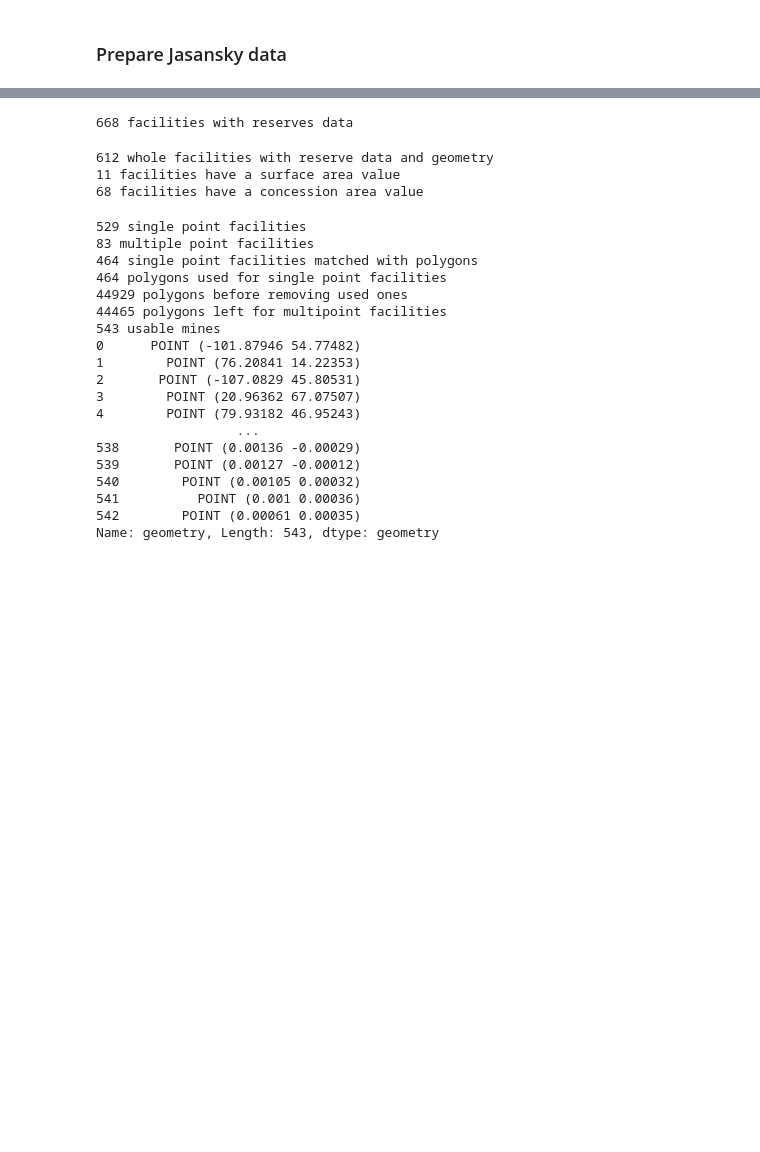
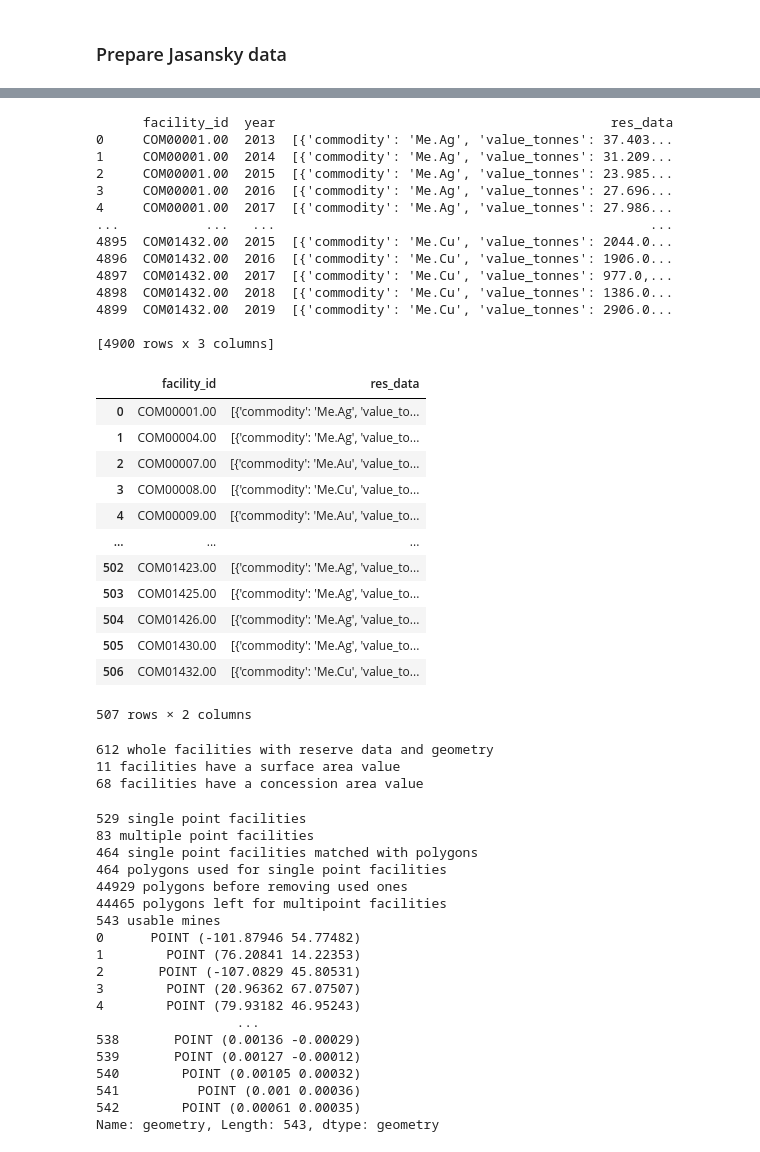
Before and after one commit to sewaelty/semesterproject, a Jupyter notebook: Workflow_production.ipynb, the cells around one changed output, grey strips where cells are left out. Cells and saved outputs as stored; diff of their text form; code cells hidden in the pictures; blank space fills up the shorter version.

```diff
--- a/Workflow_production.ipynb
+++ b/Workflow_production.ipynb
@@ -33,7 +30,0 @@ prices_lookup = df_materialsList.set_index('material_id')['price/kg'].to_dict()
-# %%
-uniqueCommodities = df_miningReserves['commodity'].unique()
-
-print("List of commodities in the mining reserves dataset:")
-for commodity in uniqueCommodities:
-    name = name_lookup.get(commodity)
-    print(commodity, ': ', name)
@@ -170,45 +108,73 @@ df_ppm[['commodity', 'commodity_name', 'mean', 'min', 'max', 'count', 'no_ppm_co
 # %%
 # Group reserves by facility and year
-cols_to_keep = ["material", "mineral_value_tonnes", "commodity", "commodity_value_tonnes"]
+cols_to_keep = ["commodity", "value_tonnes", "grade_ppm"]
 
-df_groupedReserves = (
-    df_miningReserves.groupby(["facility_id", "year"])
+df_groupedCommodities = (
+    df_miningCommodities.groupby(["facility_id", "year"])
     .apply(lambda g: g[cols_to_keep].to_dict(orient="records"), include_groups=False)
     .reset_index(name="res_data")
 )
-
+print(df_groupedCommodities)
 
 def get_newest_data(group):
     """
     Select the newest data per commodity for each facility
     """
     group = group.sort_values("year", ascending=False).reset_index(drop=True)
 
     # Start with newest year as base
     newest_year = group.loc[0, 'year']
     combined = {
         item['commodity']: {**item, 'year': newest_year}
         for item in group.loc[0, 'res_data']
     }
 
     # Add commodities from older years if missing
     for _, row in group.iloc[1:].iterrows():
         year = row["year"]
         for item in row["res_data"]:
             commodity = item.get("commodity")
             if commodity not in combined:
                 combined[commodity] = {**item, "year": year}
 
     return pd.Series({'res_data': list(combined.values())})
 
 # Apply the function per facility
-df_facility_reserves = (
-    df_groupedReserves.groupby('facility_id')
+df_facility_commodities = (
+    df_groupedCommodities.groupby('facility_id')
     .apply(get_newest_data, include_groups=False)
     .reset_index()
 )
+
+df_facility_commodities
 # %% [output]
-668 facilities with reserves data
+      facility_id  year                                           res_data
+0     COM00001.00  2013  [{'commodity': 'Me.Ag', 'value_tonnes': 37.403...
+1     COM00001.00  2014  [{'commodity': 'Me.Ag', 'value_tonnes': 31.209...
+2     COM00001.00  2015  [{'commodity': 'Me.Ag', 'value_tonnes': 23.985...
+3     COM00001.00  2016  [{'commodity': 'Me.Ag', 'value_tonnes': 27.696...
+4     COM00001.00  2017  [{'commodity': 'Me.Ag', 'value_tonnes': 27.986...
+...           ...   ...                                                ...
+4895  COM01432.00  2015  [{'commodity': 'Me.Cu', 'value_tonnes': 2044.0...
+4896  COM01432.00  2016  [{'commodity': 'Me.Cu', 'value_tonnes': 1906.0...
+4897  COM01432.00  2017  [{'commodity': 'Me.Cu', 'value_tonnes': 977.0,...
+4898  COM01432.00  2018  [{'commodity': 'Me.Cu', 'value_tonnes': 1386.0...
+4899  COM01432.00  2019  [{'commodity': 'Me.Cu', 'value_tonnes': 2906.0...
+
+[4900 rows x 3 columns]
+|  | facility_id | res_data |
+| 0 | COM00001.00 | [{'commodity': 'Me.Ag', 'value_to... |
+| 1 | COM00004.00 | [{'commodity': 'Me.Ag', 'value_to... |
+| 2 | COM00007.00 | [{'commodity': 'Me.Au', 'value_to... |
+| 3 | COM00008.00 | [{'commodity': 'Me.Cu', 'value_to... |
+| 4 | COM00009.00 | [{'commodity': 'Me.Au', 'value_to... |
+| ... | ... | ... |
+| 502 | COM01423.00 | [{'commodity': 'Me.Ag', 'value_to... |
+| 503 | COM01425.00 | [{'commodity': 'Me.Ag', 'value_to... |
+| 504 | COM01426.00 | [{'commodity': 'Me.Ag', 'value_to... |
+| 505 | COM01430.00 | [{'commodity': 'Me.Ag', 'value_to... |
+| 506 | COM01432.00 | [{'commodity': 'Me.Cu', 'value_to... |
+507 rows × 2 columns
 # %%
 df_wholeFacilities = df_miningFacilities[df_miningFacilities['facility_id'].str.endswith("00") & ~df_miningFacilities.geometry.is_empty].copy()
 
```
Also changed, not shown: parts of 6 cells of this notebook.
